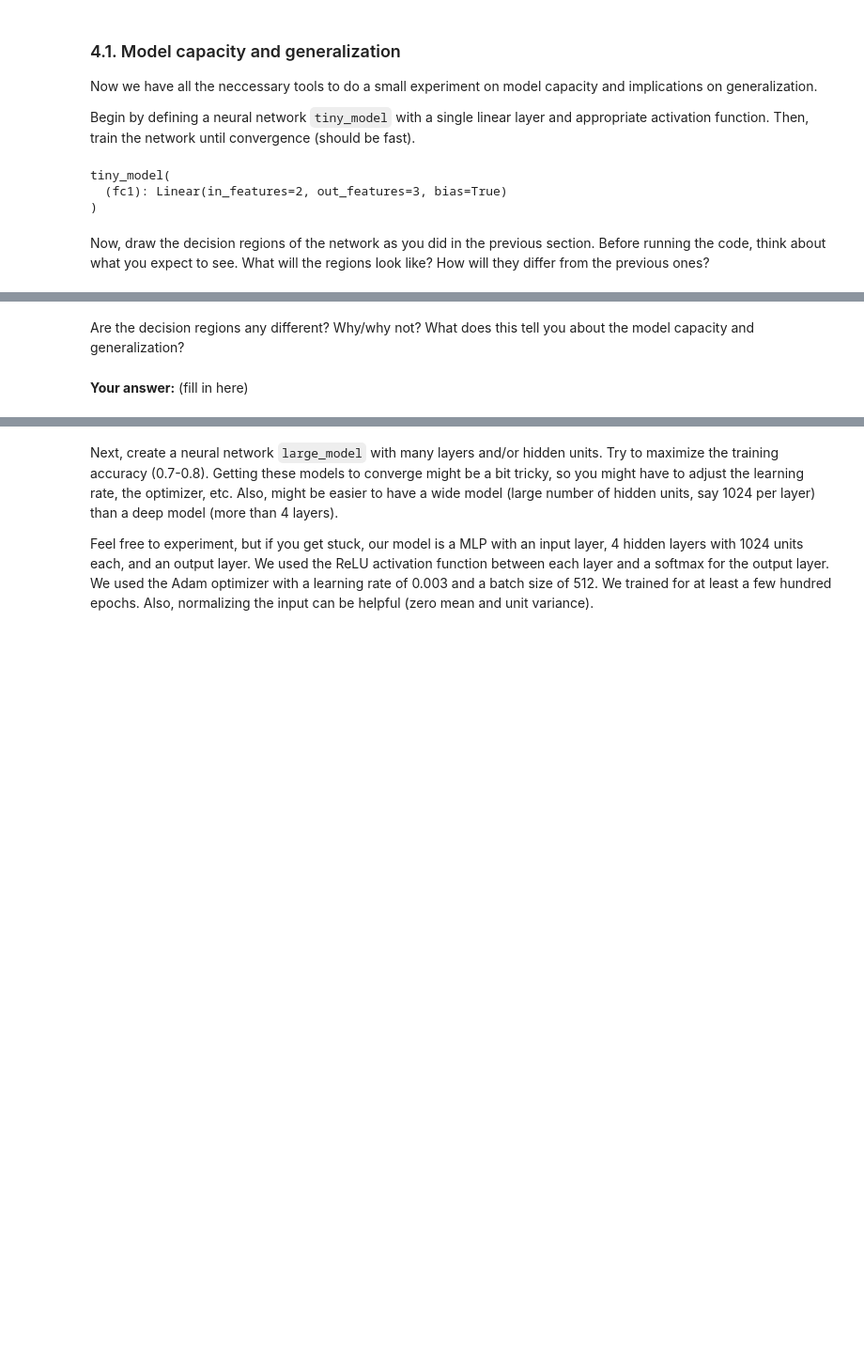
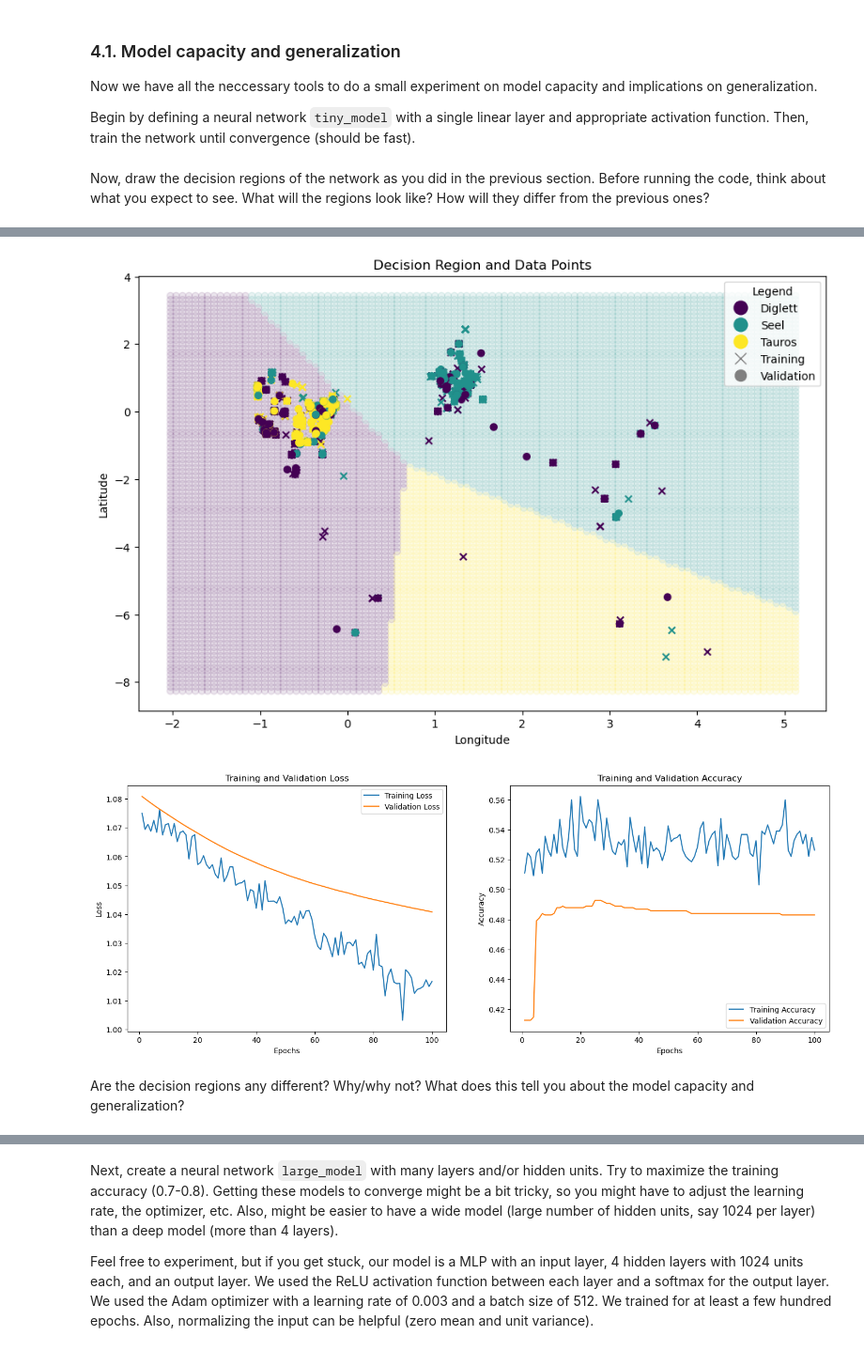
Before and after one commit to Tiazzo/my_dpl, a Jupyter notebook: IHA2/IHA2.ipynb, the cells around one changed output, grey strips where cells are left out. Shown at 94% size. Drawn from its saved outputs; the diff is of its cells as text; code cells hidden in the pictures; blank space fills up the shorter version.

```diff
--- a/IHA2/IHA2.ipynb
+++ b/IHA2/IHA2.ipynb
@@ -177,7 +198,9 @@ We are only interested in three specific pokemon: Diglett, Seel, and Tauros.
 Filter the dataset to contain only these three types of pokemon and save it in the DataFrame `filtered_df`.
 # %%
 # YOUR CODE HERE
-filtered_df = df.query('name == "Diglett" or name == "Seel" or name == "Tauros"')
+filtered_df = df[
+    df["name"].isin(["Diglett", "Seel", "Tauros"])
+]
 print(
     f"We have {len(filtered_df)} instances of Diglett, Seel, and Tauros in the dataset."
 )
@@ -259,13 +292,11 @@ Start by creating the input and output vectors, `x` and `y`. The input should be
 # %%
 # YOUR CODE HERE
 # Input vector
-# Use the latitude and longitude as input features
-x = filtered_df[['latitude', 'longitude']].to_numpy(dtype="float32")
+x = filtered_df[['latitude', 'longitude']].to_numpy(dtype=np.float32)
 
-#Output vector
-pokemon_mapping = {'Diglett': 0, 'Seel': 1, 'Tauros': 2}
-# Label encoding
-y = filtered_df['name'].apply(lambda name: pokemon_mapping[name]).to_numpy()
+# Output vector
+pokemons_mapping = {'Diglett': 0, 'Seel': 1, 'Tauros': 2}
+y = filtered_df['name'].map(pokemons_mapping).values
 
 print(f"Shape of input data: {x.shape}")
 print(f"Shape of labels: {y.shape}")
@@ -658,12 +675,17 @@ To reach the level of performance, it may be necessary to search for a good arch
 
 Again, it might be useful to plot the loss and accuracy (for training and validation) during training.
 # %%
-epochs = 200
-learning_rate = 1e-3
+# YOUR CODE HERE
+# Send the model to the device
+device = torch.device("cuda" if torch.cuda.is_available() else "cpu")
+model.to(device)
 
-# Define the loss function and optimizer
+# Define number of epochs
+epochs = 100
+
+# Define the optimizer and loss function
+optimizer = torch.optim.Adam(model.parameters(), lr=0.001)
 loss_fn = nn.CrossEntropyLoss()
-optimizer = torch.optim.Adam(model.parameters(), lr=learning_rate)
 
 # Train the model
 train_losses, val_losses, train_accuracies, val_accuracies = train_model(
@@ -771,22 +812,16 @@ Now we have all the neccessary tools to do a small experiment on model capacity
 Begin by defining a neural network `tiny_model` with a single linear layer and appropriate activation function. Then, train the network until convergence (should be fast).
 # %%
 # YOUR CODE HERE
-class tiny_model(nn.Module):
+class TinyModel(nn.Module):
     def __init__(self, input_size, num_classes):
-        super(tiny_model, self).__init__()
+        super(TinyModel, self).__init__()
         self.fc1 = nn.Linear(input_size, num_classes)
 
     def forward(self, x):
         x = torch.softmax(self.fc1(x), dim=1)
         return x
 
-tiny_model = tiny_model(input_size=2, num_classes=3)
-device = torch.device("cuda" if torch.cuda.is_available() else "cpu")
-tiny_model.to(device)
+tiny_model = TinyModel(input_size=2, num_classes=3)
-# %% [output]
-tiny_model(
-  (fc1): Linear(in_features=2, out_features=3, bias=True)
-)
 # %%
 assert isinstance(tiny_model, nn.Module), "tiny_model should be a torch.nn.Module"
 test_model_output_shape(tiny_model)
@@ -794,11 +829,12 @@ test_model_output_shape(tiny_model)
 Now, draw the decision regions of the network as you did in the previous section. Before running the code, think about what you expect to see. What will the regions look like? How will they differ from the previous ones?
 # %%
 # YOUR CODE HERE
-# Define the loss function and optimizer
+device = torch.device("cuda" if torch.cuda.is_available() else "cpu")
+tiny_model.to(device)
+
 epochs = 100
-learning_rate = 1e-3
 loss_fn = nn.CrossEntropyLoss()
-optimizer = torch.optim.Adam(tiny_model.parameters(), lr=learning_rate)
+optimizer = torch.optim.Adam(tiny_model.parameters(), lr=1e-3)
 
 train_losses, val_losses, train_accuracies, val_accuracies = train_model(
     model=tiny_model,
@@ -810,5 +846,6 @@ train_losses, val_losses, train_accuracies, val_accuracies = train_model(
     device=device,
 )
 
-# plot_decision_region(tiny_model, x_train, y_train, x_val, y_val)
+plot_decision_region(tiny_model, x_train, y_train, x_val, y_val)
+plot_results(train_losses, val_losses, train_accuracies, val_accuracies)
 # %% [output]
@@ -832,4 +862,4 @@ Epoch [100/100], Train Loss: 1.0161, Train Acc: 0.4827, Val Loss: 1.0161, Val Ac
+[figure, added]
+[figure, added]
 # %% [markdown]
 Are the decision regions any different? Why/why not? What does this tell you about the model capacity and generalization?
-# %% [markdown]
-**Your answer:** (fill in here)
```
Also changed, not shown: parts of 47 cells of this notebook.
